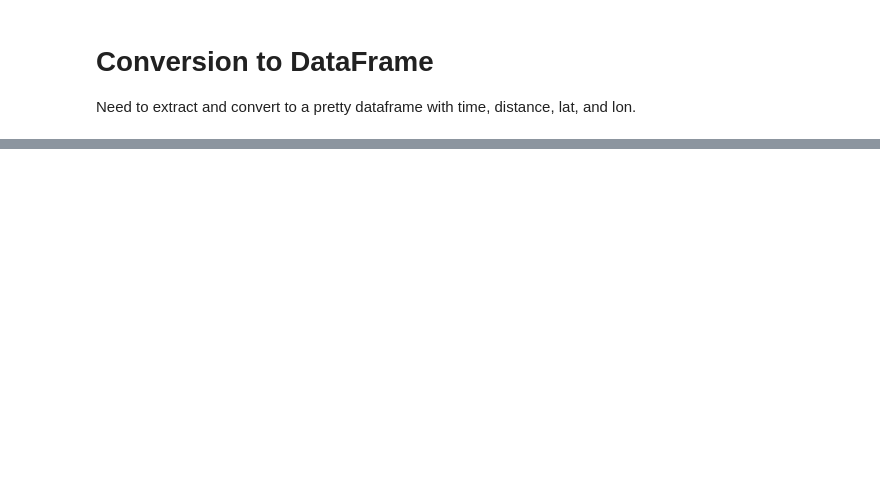
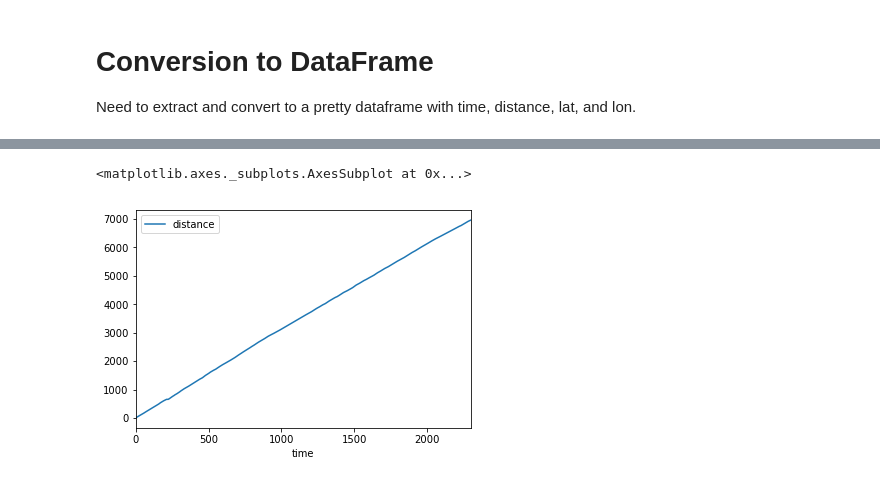
Before and after one commit to roryhr/code, a Jupyter notebook: running_analysis/run-analysis.ipynb, the cells around one changed output, grey strips where cells are left out. Saved outputs shown, nothing was run; the diff lists cells and outputs as text; code cells hidden in the pictures; blank space fills up the shorter version.

```diff
--- a/running_analysis/run-analysis.ipynb
+++ b/running_analysis/run-analysis.ipynb
@@ -18,9 +29,12 @@ list(x)
+# %%
+latest_activity_id = activities[0]['id']
 # %%
 types = ','.join(['latlng', 'time', 'distance'])
 types
 # %% [output]
 'latlng,time,distance'
 # %%
-get_url = 'https://www.strava.com/api/v3/activities/{}/streams/{}'.format(my_sat_long_run_id, types)
+get_url = 'https://www.strava.com/api/v3/activities/{}/streams/{}'.format(latest_activity_id, types)
 # %%
-r = requests.get(get_url, params={'access_token': x['Access Token']})
+r = requests.get(get_url,
+                 params={'access_token': x['Access Token']})
@@ -74,3 +44,5 @@ y[0]['resolution']
 # Conversion to DataFrame
 
 Need to extract and convert to a pretty dataframe with time, distance, lat, and lon.
+# %%
+dist_df = pd.DataFrame({'time': y[1]['data'], 'distance': y[2]['data']})
@@ -76,0 +58,5 @@ Need to extract and convert to a pretty dataframe with time, distance, lat, and
+# %%
+dist_df.plot(x='time', y='distance')
+# %% [output]
+<matplotlib.axes._subplots.AxesSubplot at 0x...>
+[figure, added]
```
Also changed, not shown: parts of 21 cells of this notebook, 1 other file.
